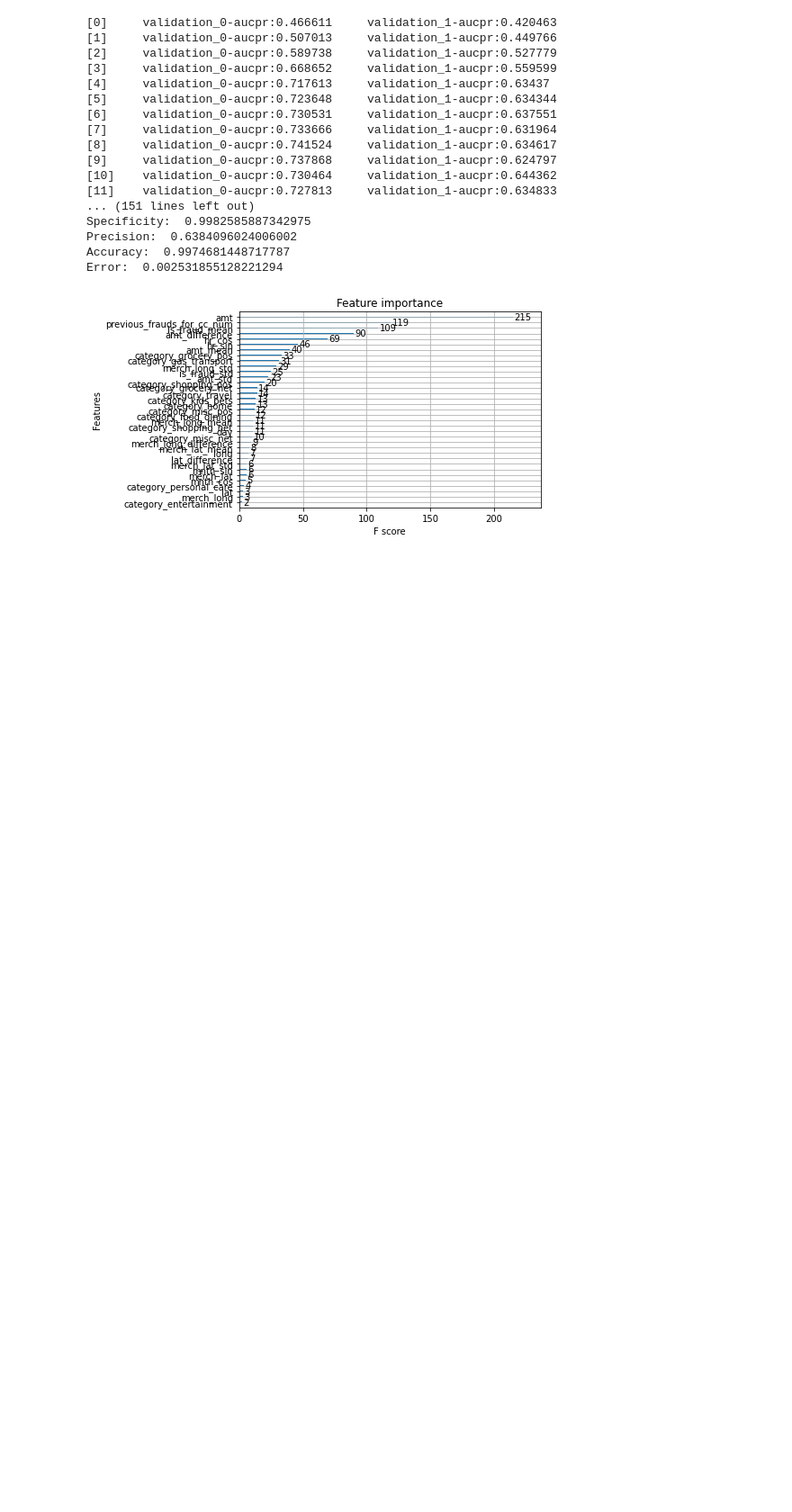
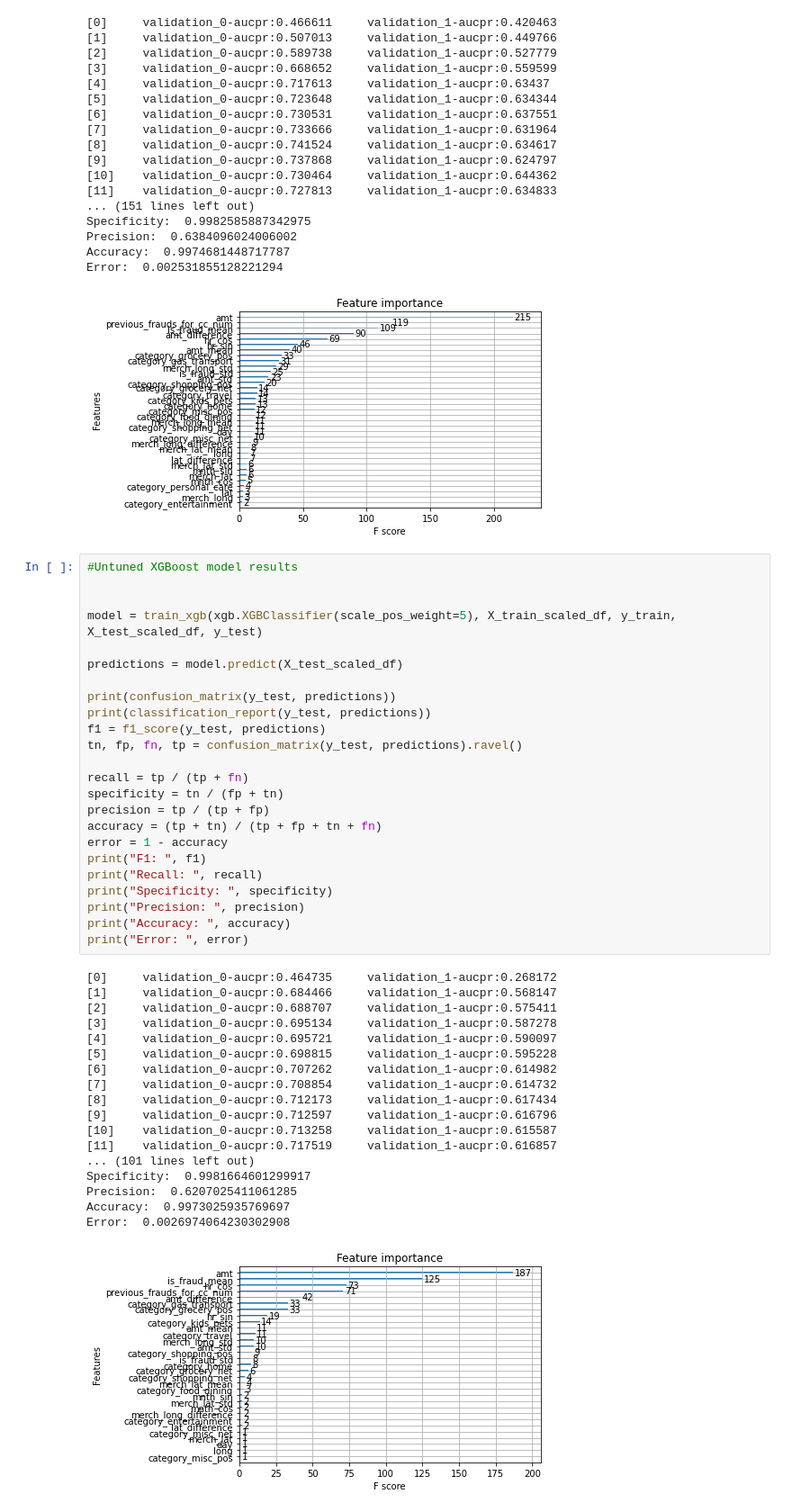
Before and after one commit to wconti27/DS4400-Final-Project-Machine-Learning-Detection-of-Credit-Card-Fraud, a Jupyter notebook: ML_Project.ipynb, the cells around one changed output. Shown at 90% size. Cells and saved outputs as stored; diff of their text form; blank space fills up the shorter version.

```diff
--- a/ML_Project.ipynb
+++ b/ML_Project.ipynb
@@ -811,3 +833,46 @@ Precision:  0.6384096024006002
 Accuracy:  0.9974681448717787
 Error:  0.002531855128221294
 [figure]
+# %%
+#Untuned XGBoost model results
+
+
+model = train_xgb(xgb.XGBClassifier(scale_pos_weight=5), X_train_scaled_df, y_train, X_test_scaled_df, y_test)
+
+predictions = model.predict(X_test_scaled_df)
+
+print(confusion_matrix(y_test, predictions))
+print(classification_report(y_test, predictions))
+f1 = f1_score(y_test, predictions)
+tn, fp, fn, tp = confusion_matrix(y_test, predictions).ravel()
+
+recall = tp / (tp + fn)
+specificity = tn / (fp + tn)
+precision = tp / (tp + fp)
+accuracy = (tp + tn) / (tp + fp + tn + fn)
+error = 1 - accuracy
+print("F1: ", f1)
+print("Recall: ", recall)
+print("Specificity: ", specificity)
+print("Precision: ", precision)
+print("Accuracy: ", accuracy)
+print("Error: ", error)
+# %% [output]
+[0]     validation_0-aucpr:0.464735     validation_1-aucpr:0.268172
+[1]     validation_0-aucpr:0.684466     validation_1-aucpr:0.568147
+[2]     validation_0-aucpr:0.688707     validation_1-aucpr:0.575411
+[3]     validation_0-aucpr:0.695134     validation_1-aucpr:0.587278
+[4]     validation_0-aucpr:0.695721     validation_1-aucpr:0.590097
+[5]     validation_0-aucpr:0.698815     validation_1-aucpr:0.595228
+[6]     validation_0-aucpr:0.707262     validation_1-aucpr:0.614982
+[7]     validation_0-aucpr:0.708854     validation_1-aucpr:0.614732
+[8]     validation_0-aucpr:0.712173     validation_1-aucpr:0.617434
+[9]     validation_0-aucpr:0.712597     validation_1-aucpr:0.616796
+[10]    validation_0-aucpr:0.713258     validation_1-aucpr:0.615587
+[11]    validation_0-aucpr:0.717519     validation_1-aucpr:0.616857
+... (101 lines left out)
+Specificity:  0.9981664601299917
+Precision:  0.6207025411061285
+Accuracy:  0.9973025935769697
+Error:  0.0026974064230302908
+[figure, added]
```
Also changed, not shown: parts of 1 cell of this notebook.
